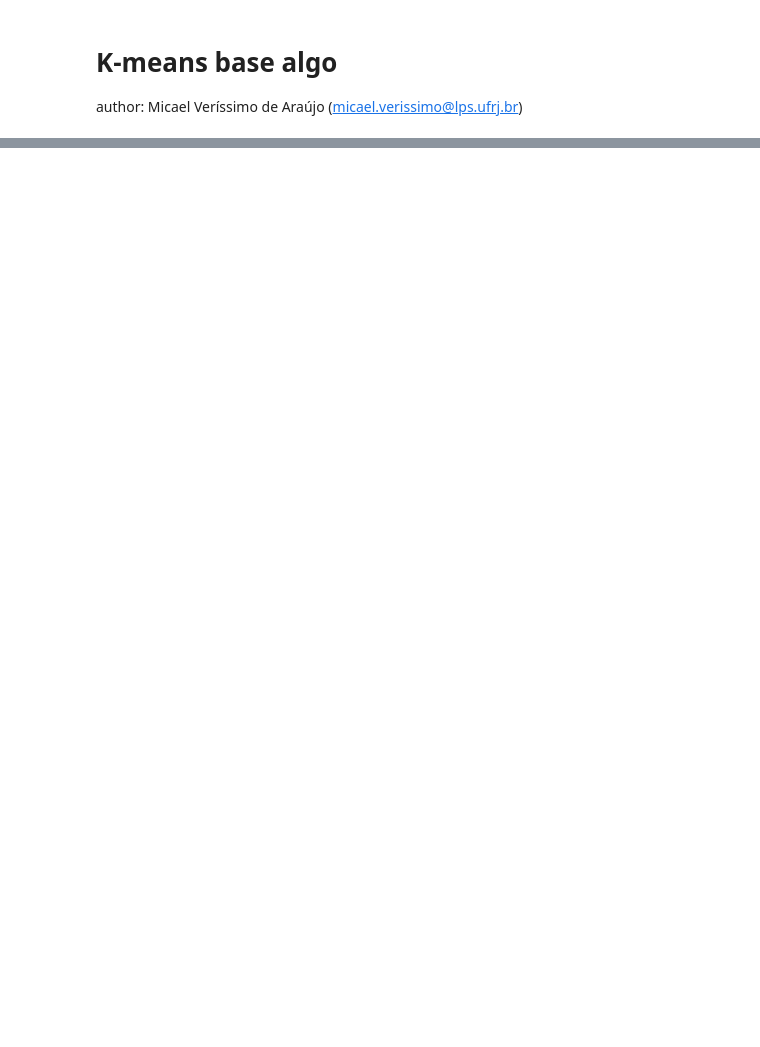
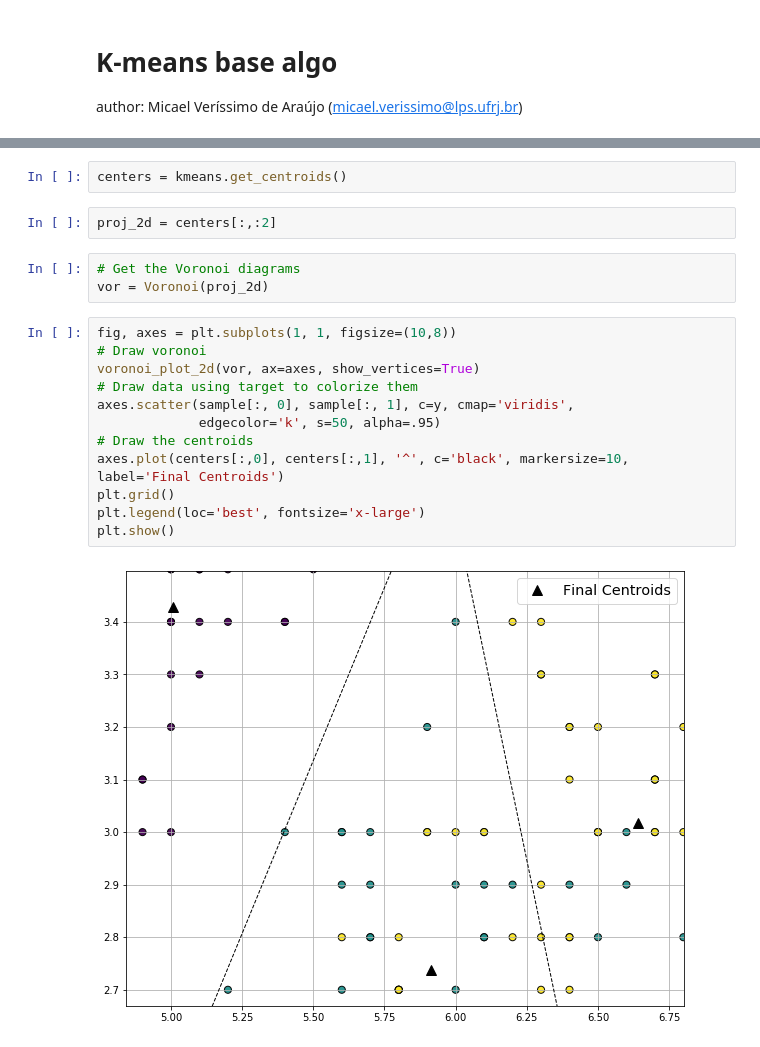
Before and after one commit to micaelverissimo/bregman_clustering, a Jupyter notebook: jupyter-notebooks/base_kmeans_algo.ipynb, the cells around one changed output, grey strips where cells are left out. Saved outputs shown, nothing was run; the diff lists cells and outputs as text; blank space fills up the shorter version.

```diff
--- a/jupyter-notebooks/base_kmeans_algo.ipynb
+++ b/jupyter-notebooks/base_kmeans_algo.ipynb
@@ -189,0 +102,21 @@ kmeans.fit(X_data=sample, breg_div='itakura-saito')
+# %%
+centers = kmeans.get_centroids()
+# %%
+proj_2d = centers[:,:2]
+# %%
+# Get the Voronoi diagrams
+vor = Voronoi(proj_2d)
+# %%
+fig, axes = plt.subplots(1, 1, figsize=(10,8))
+# Draw voronoi
+voronoi_plot_2d(vor, ax=axes, show_vertices=True)
+# Draw data using target to colorize them
+axes.scatter(sample[:, 0], sample[:, 1], c=y, cmap='viridis',
+             edgecolor='k', s=50, alpha=.95)
+# Draw the centroids
+axes.plot(centers[:,0], centers[:,1], '^', c='black', markersize=10, label='Final Centroids')
+plt.grid()
+plt.legend(loc='best', fontsize='x-large')
+plt.show()
+# %% [output]
+[figure, added]
```
Also changed, not shown: parts of 42 cells of this notebook.
